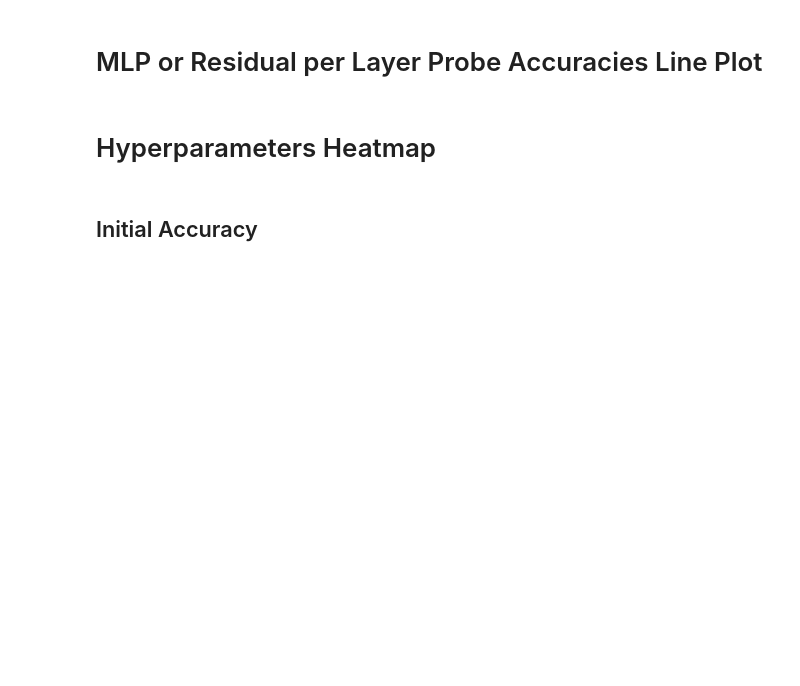
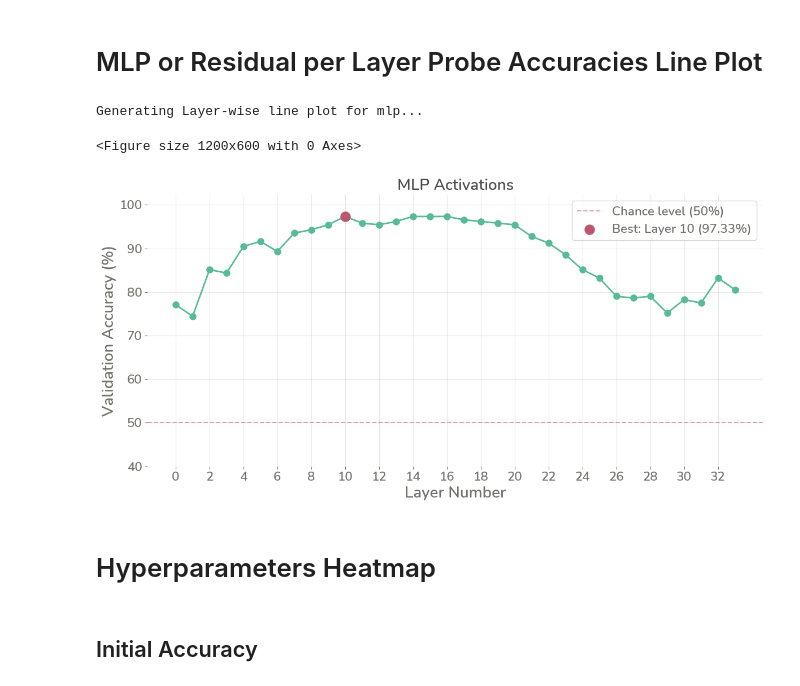
Before and after one commit to rifoagenadi/sycophancy, a Jupyter notebook: plots.ipynb, the cells around one changed output. Saved outputs shown, nothing was run; the diff lists cells and outputs as text; code cells hidden in the pictures; blank space fills up the shorter version.

```diff
--- a/plots.ipynb
+++ b/plots.ipynb
@@ -454,17 +465,21 @@ def plot_layer_line(
 # %%
 import pickle as pkl
 
-model_id = 'llama'
-activation_type = 'residual'
-accuracies = pkl.load(open(f'linear_probe/trained_probe/{model_id}/accuracies_dict_{activation_type}.pkl', 'rb'))
+model_id = 'gemma-3'
+activation_type = 'mlp'
+accuracies = pkl.load(open(f'linear_probe/trained_probe_sycophancy/{model_id}/accuracies_dict_{activation_type}.pkl', 'rb'))
 if 'gemma' in model_id:
     NUM_HEADS = 8
     NUM_LAYERS = 34
-else: # Assuming Llama-like structure otherwise
+else:
     NUM_LAYERS = 28
     NUM_HEADS = 24
 
-plot_layer_line(accuracies, model_id, NUM_LAYERS, NUM_HEADS, activation_type, pdf_output_path=f'{model_id}_{activation_type}_linechart.pdf')
+plot_layer_line(accuracies, model_id, NUM_LAYERS, NUM_HEADS, activation_type, font_path="nunito_600.ttf")
+# %% [output]
+Generating Layer-wise line plot for mlp...
+<Figure size 1200x600 with 0 Axes>
+[figure, added]
 # %% [markdown]
 # Hyperparameters Heatmap
 # %%
```
Also changed, not shown: parts of 36 cells of this notebook, 11 other files.
